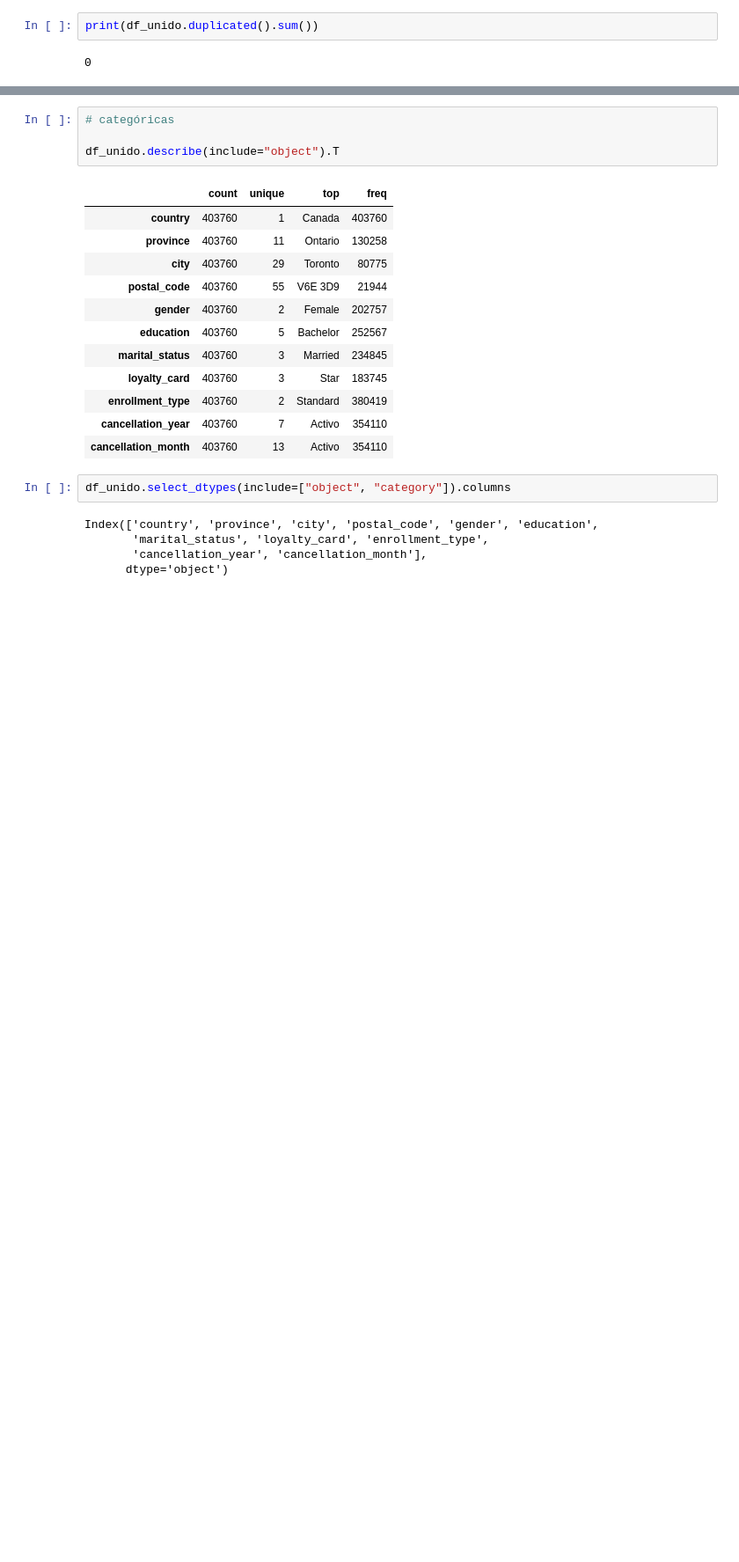
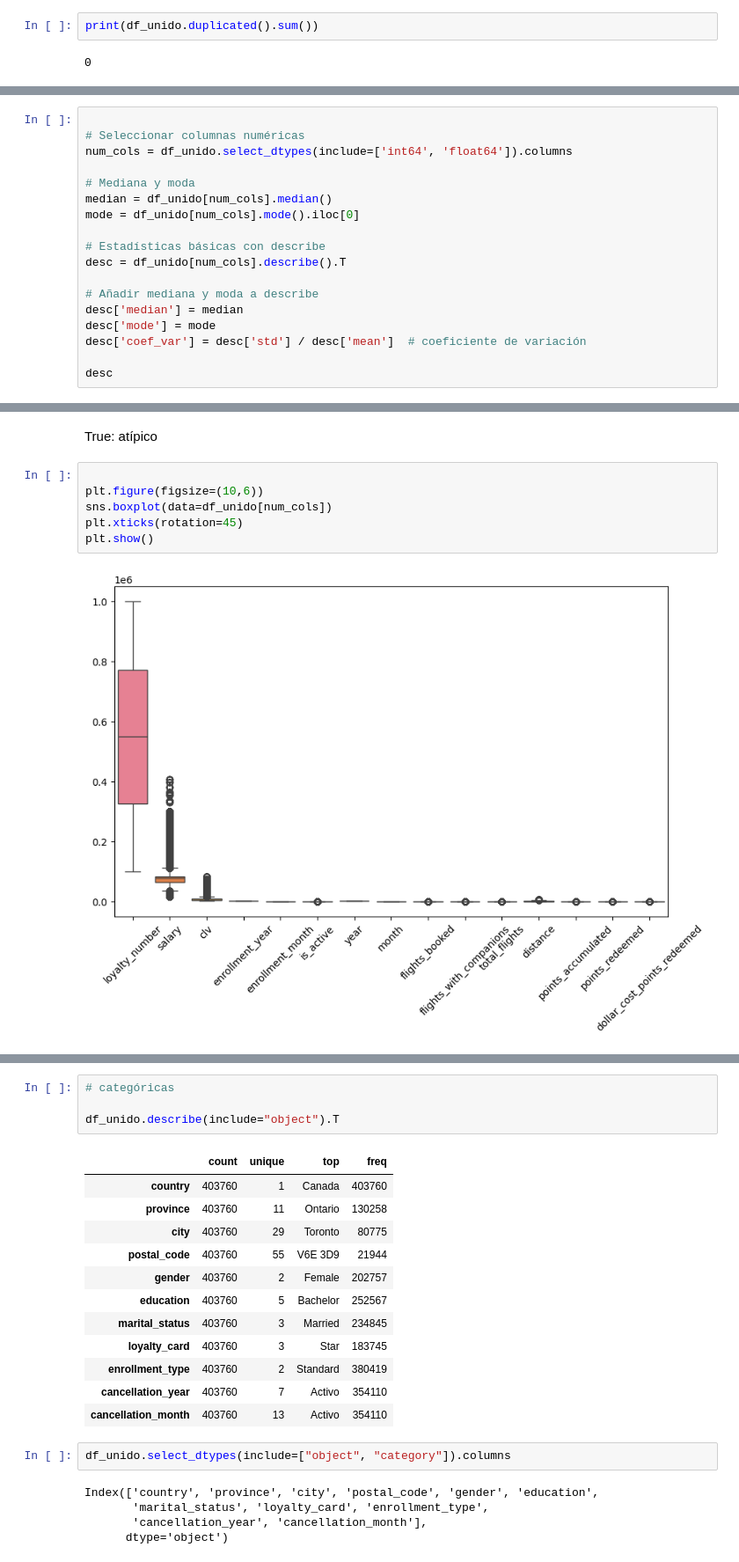
Before and after one commit to Adalab/bda-modulo-3-evaluacion-final-sanchocotanda, a Jupyter notebook: ejercicio_fase_2.ipynb, the cells around one changed output, grey strips where cells are left out. Shown at 88% size. Saved outputs shown, nothing was run; the diff lists cells and outputs as text; blank space fills up the shorter version.

```diff
--- a/ejercicio_fase_2.ipynb
+++ b/ejercicio_fase_2.ipynb
@@ -144,0 +92,18 @@ Name: clv, dtype: float64
+# %%
+
+# Seleccionar columnas numéricas
+num_cols = df_unido.select_dtypes(include=['int64', 'float64']).columns
+
+# Mediana y moda
+median = df_unido[num_cols].median()
+mode = df_unido[num_cols].mode().iloc[0]
+
+# Estadísticas básicas con describe
+desc = df_unido[num_cols].describe().T
+
+# Añadir mediana y moda a describe
+desc['median'] = median
+desc['mode'] = mode
+desc['coef_var'] = desc['std'] / desc['mean']  # coeficiente de variación
+
+desc
@@ -144,0 +162,10 @@ Name: clv, dtype: float64
+# %% [markdown]
+True: atípico
+# %%
+
+plt.figure(figsize=(10,6))
+sns.boxplot(data=df_unido[num_cols])
+plt.xticks(rotation=45)
+plt.show()
+# %% [output]
+[figure, added]
```
Also changed, not shown: parts of 39 cells of this notebook, 3 other files.
